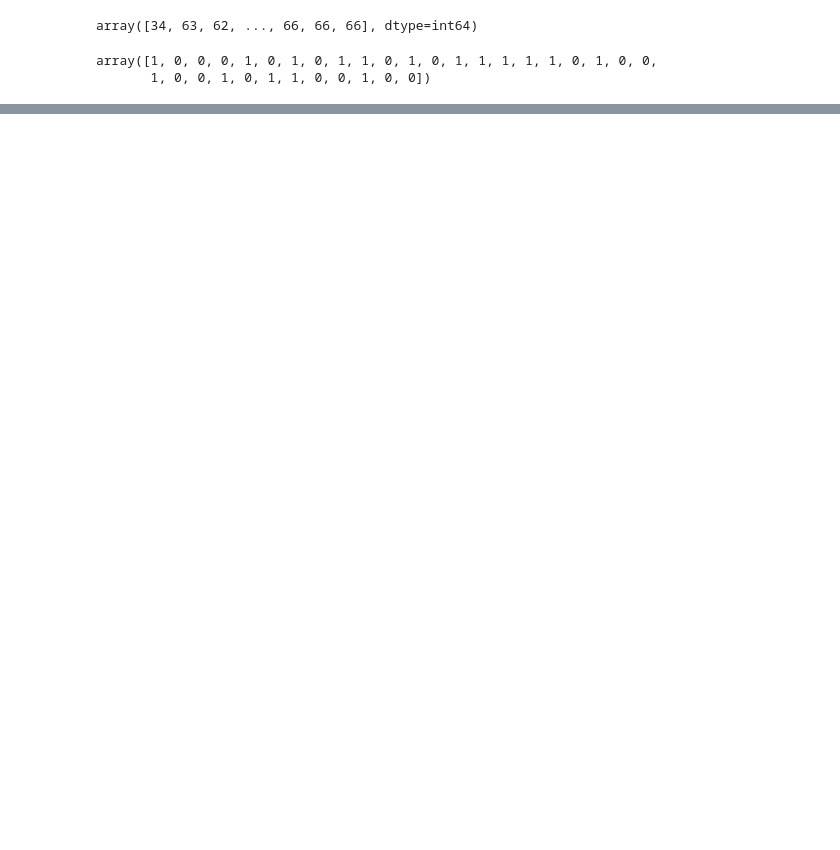
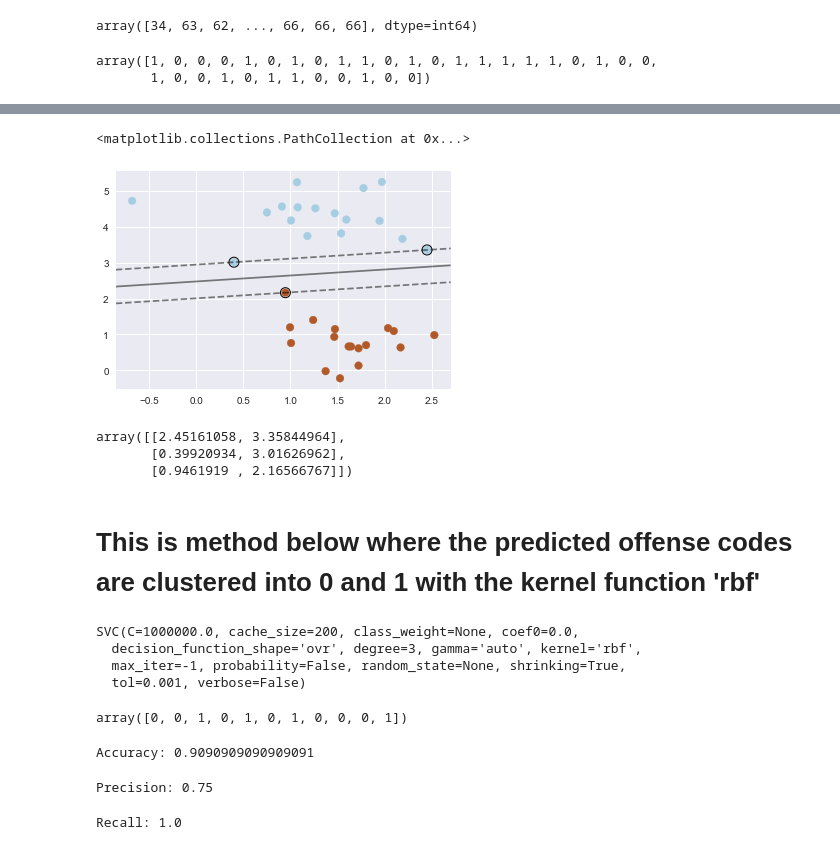
Before and after one commit to Reet1992/Boston_Crime_Prediction, a Jupyter notebook: crime_prediction_python.ipynb, the cells around one changed output, grey strips where cells are left out. Drawn from its saved outputs; the diff is of its cells as text; code cells hidden in the pictures; blank space fills up the shorter version.

```diff
--- a/crime_prediction_python.ipynb
+++ b/crime_prediction_python.ipynb
@@ -400,0 +408,3 @@ plt.scatter(m[:, 0], m[:, 1], c=n, s=50, cmap='autumn');
+# %%
+from sklearn import svm
+model = svm.SVC(kernel='linear', C=1000)
@@ -400,0 +418,28 @@ plt.scatter(m[:, 0], m[:, 1], c=n, s=50, cmap='autumn');
+# %%
+plt.scatter(m[:, 0], m[:, 1], c=n, s=60, cmap=plt.cm.Paired)
+ax = plt.gca()
+xlim = ax.get_xlim()
+ylim = ax.get_ylim()
+xx = np.linspace(xlim[0], xlim[1], 30)
+yy = np.linspace(ylim[0], ylim[1], 30)
+YY, XX = np.meshgrid(yy, xx)
+xy = np.vstack([XX.ravel(), YY.ravel()]).T
+Z = model.decision_function(xy).reshape(XX.shape)
+
+# plot decision boundary and margins
+ax.contour(XX, YY, Z, colors='k', levels=[-1, 0, 1], alpha=0.5,
+           linestyles=['--', '-', '--'])
+# plot support vectors
+ax.scatter(model.support_vectors_[:, 0], model.support_vectors_[:, 1], s=100,
+           linewidth=1, facecolors='none', edgecolors='k')
+# %% [output]
+<matplotlib.collections.PathCollection at 0x...>
+[figure, added]
+# %%
+model.support_vectors_
+# %% [output]
+array([[2.45161058, 3.35844964],
+       [0.39920934, 3.01626962],
+       [0.9461919 , 2.16566767]])
+# %% [markdown]
+# This is method below where the predicted offense codes are clustered into 0 and 1 with the kernel function 'rbf'
@@ -400,0 +449,9 @@ plt.scatter(m[:, 0], m[:, 1], c=n, s=50, cmap='autumn');
+# %%
+from sklearn import svm
+model = svm.SVC(kernel='rbf', C=1E6)
+model.fit(X_train, y_train)
+# %% [output]
+SVC(C=1000000.0, cache_size=200, class_weight=None, coef0=0.0,
+  decision_function_shape='ovr', degree=3, gamma='auto', kernel='rbf',
+  max_iter=-1, probability=False, random_state=None, shrinking=True,
+  tol=0.001, verbose=False)
@@ -400,0 +460,4 @@ plt.scatter(m[:, 0], m[:, 1], c=n, s=50, cmap='autumn');
+# %%
+y_pred
+# %% [output]
+array([0, 0, 1, 0, 1, 0, 1, 0, 0, 0, 1])
@@ -400,0 +466,12 @@ plt.scatter(m[:, 0], m[:, 1], c=n, s=50, cmap='autumn');
+# %%
+print("Accuracy:",metrics.accuracy_score(y_test, y_pred))
+# %% [output]
+Accuracy: 0.9090909090909091
+# %%
+print("Precision:",metrics.precision_score(y_test, y_pred))
+# %% [output]
+Precision: 0.75
+# %%
+print("Recall:",metrics.recall_score(y_test, y_pred))
+# %% [output]
+Recall: 1.0
```
Also changed, not shown: parts of 20 cells of this notebook.
